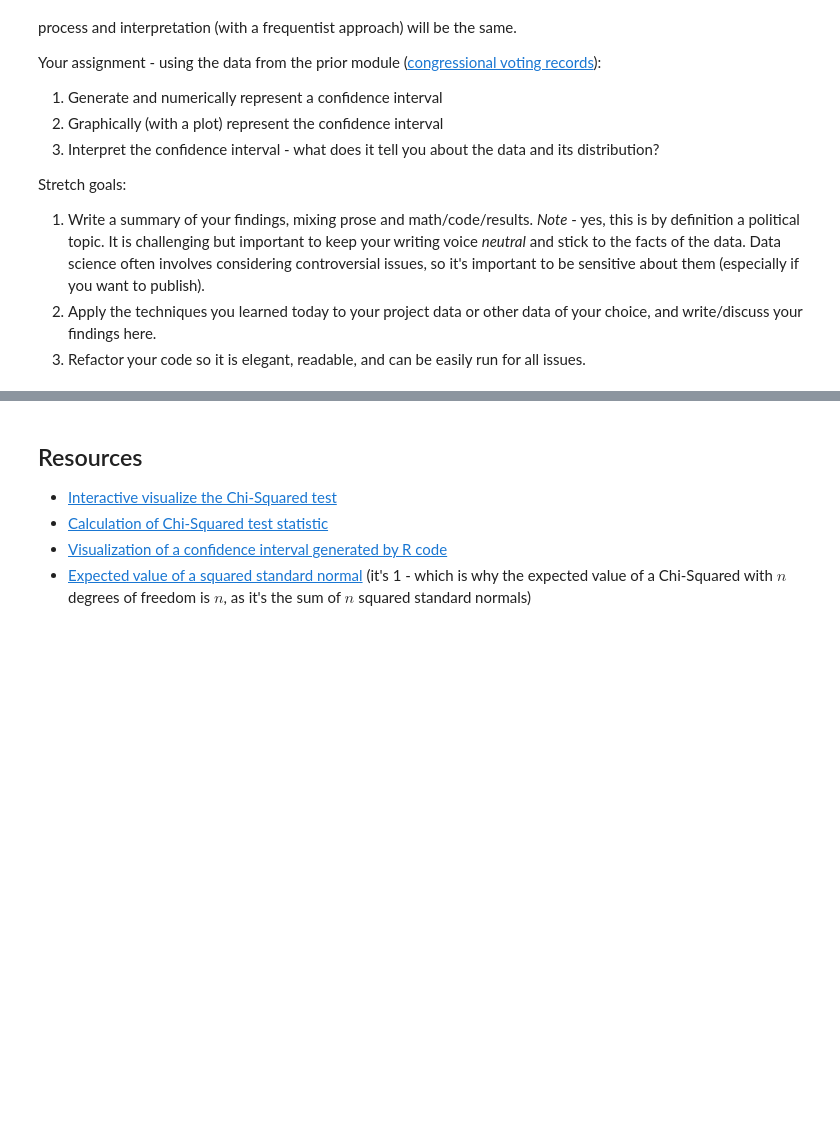
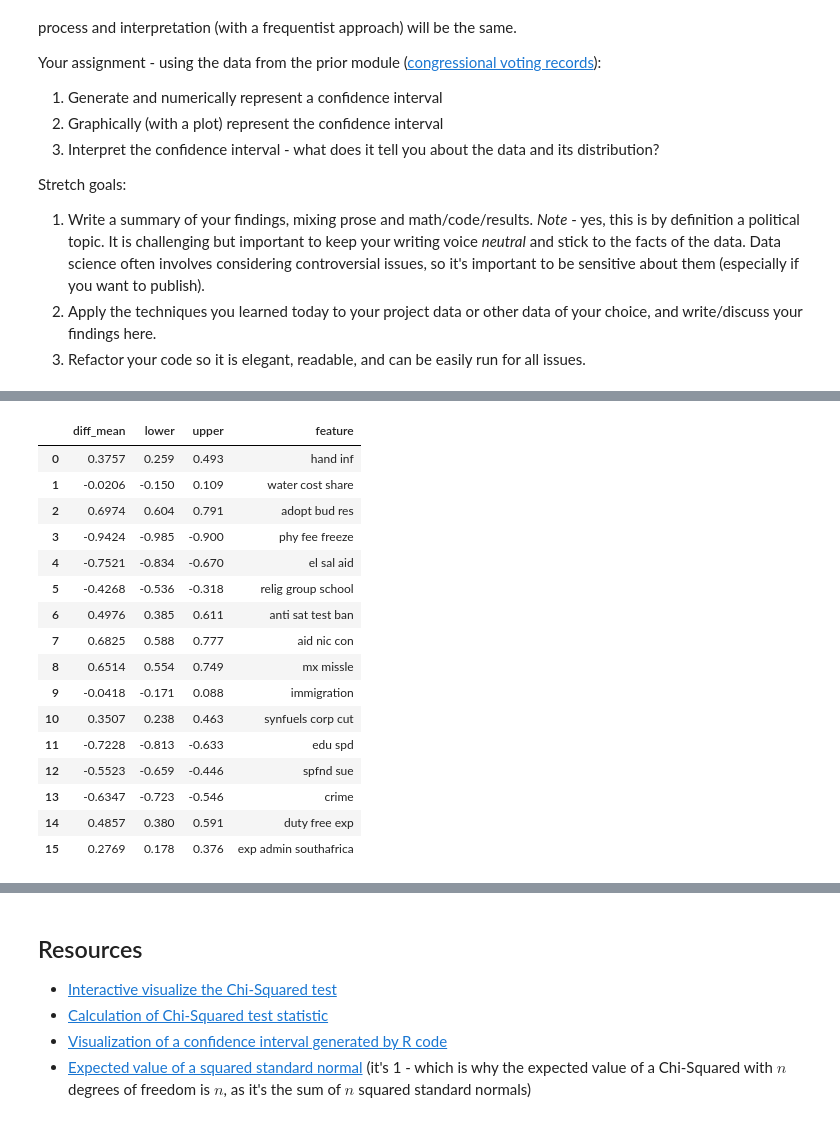
Before and after one commit to bloominstituteoftechnology/DS-Unit-1-Sprint-3-Statistical-Tests-and-Experiments, a Jupyter notebook: module2-sampling-confidence-intervals-and-hypothesis-testing/LS_DS_132_Sampling_Confidence_Intervals_and_Hypothesis_Testing.ipynb, the cells around one changed output, grey strips where cells are left out. Drawn from its saved outputs; the diff is of its cells as text; code cells hidden in the pictures; blank space fills up the shorter version.

```diff
--- a/module2-sampling-confidence-intervals-and-hypothesis-testing/LS_DS_132_Sampling_Confidence_Intervals_and_Hypothesis_Testing.ipynb
+++ b/module2-sampling-confidence-intervals-and-hypothesis-testing/LS_DS_132_Sampling_Confidence_Intervals_and_Hypothesis_Testing.ipynb
@@ -106,0 +126,63 @@ Stretch goals:
+# %%
+# TODO - your code!
+import pandas as pd
+import numpy as np, statsmodels.stats.api as sms
+import seaborn as sns
+import matplotlib.pyplot as plt
+from matplotlib import style
+from scipy.stats import ttest_ind, ttest_ind_from_stats, ttest_rel
+
+
+style.use('fivethirtyeight')
+
+data_url = 'https://archive.ics.uci.edu/ml/machine-learning-databases/voting-records/house-votes-84.data'
+
+col_names = ['affiliation', 'hand_inf', 'water_cost_share', 'adopt_bud_res',
+            'phy_fee_freeze', 'el_sal_aid', 'relig_group_school',
+            'anti_sat_test_ban', 'aid_nic_con', 'mx_missle', 'immigration',
+            'synfuels_corp_cut', 'edu_spd', 'spfnd_sue', 'crime',
+             'duty_free_exp', 'exp_admin_southafrica']
+
+df = pd.read_csv(data_url, names = col_names, header = None, na_values = '?')
+df = df.dropna()
+df = df.replace(('y', 'n'), (1, 0))
+# %%
+combined_cm_df = pd.DataFrame()
+
+for column in df.loc[:, df.columns != 'affiliation']:
+  group0 = df[df['affiliation'] == 'democrat'][column]
+  group1 = df[df['affiliation'] == 'republican'][column]
+  cm = sms.CompareMeans(sms.DescrStatsW(group0),
+                       sms.DescrStatsW(group1))
+  cm_df = (pd.DataFrame(cm.summary(usevar = 'unequal'),
+                        columns = ['a', 'b', 'c', 'd', 'e', 'f', 'g'])
+           .iloc[:, [1, 5, 6]])
+  cm_df = cm_df.drop(cm_df.index[0])
+  cm_df = cm_df.rename(columns = {'b': 'diff_mean', 'f': 'lower', 'g': 'upper'})
+  cm_df['feature'] = column
+  cm_df['feature'].astype(str)
+  combined_cm_df = combined_cm_df.append(cm_df, ignore_index = True)
+
+cols = ['diff_mean', 'lower', 'upper']
+combined_cm_df[cols] = (combined_cm_df[cols].astype('str')
+                        .apply(pd.to_numeric, errors = 'coerce'))
+combined_cm_df['feature'] = combined_cm_df['feature'].str.replace('_', ' ')
+combined_cm_df
+# %% [output]
+|  | diff_mean | lower | upper | feature |
+| 0 | 0.3757 | 0.259 | 0.493 | hand inf |
+| 1 | -0.0206 | -0.150 | 0.109 | water cost share |
+| 2 | 0.6974 | 0.604 | 0.791 | adopt bud res |
+| 3 | -0.9424 | -0.985 | -0.900 | phy fee freeze |
+| 4 | -0.7521 | -0.834 | -0.670 | el sal aid |
+| 5 | -0.4268 | -0.536 | -0.318 | relig group school |
+| 6 | 0.4976 | 0.385 | 0.611 | anti sat test ban |
+| 7 | 0.6825 | 0.588 | 0.777 | aid nic con |
+| 8 | 0.6514 | 0.554 | 0.749 | mx missle |
+| 9 | -0.0418 | -0.171 | 0.088 | immigration |
+| 10 | 0.3507 | 0.238 | 0.463 | synfuels corp cut |
+| 11 | -0.7228 | -0.813 | -0.633 | edu spd |
+| 12 | -0.5523 | -0.659 | -0.446 | spfnd sue |
+| 13 | -0.6347 | -0.723 | -0.546 | crime |
+| 14 | 0.4857 | 0.380 | 0.591 | duty free exp |
+| 15 | 0.2769 | 0.178 | 0.376 | exp admin southafrica |
```
Also changed, not shown: parts of 4 cells of this notebook.
